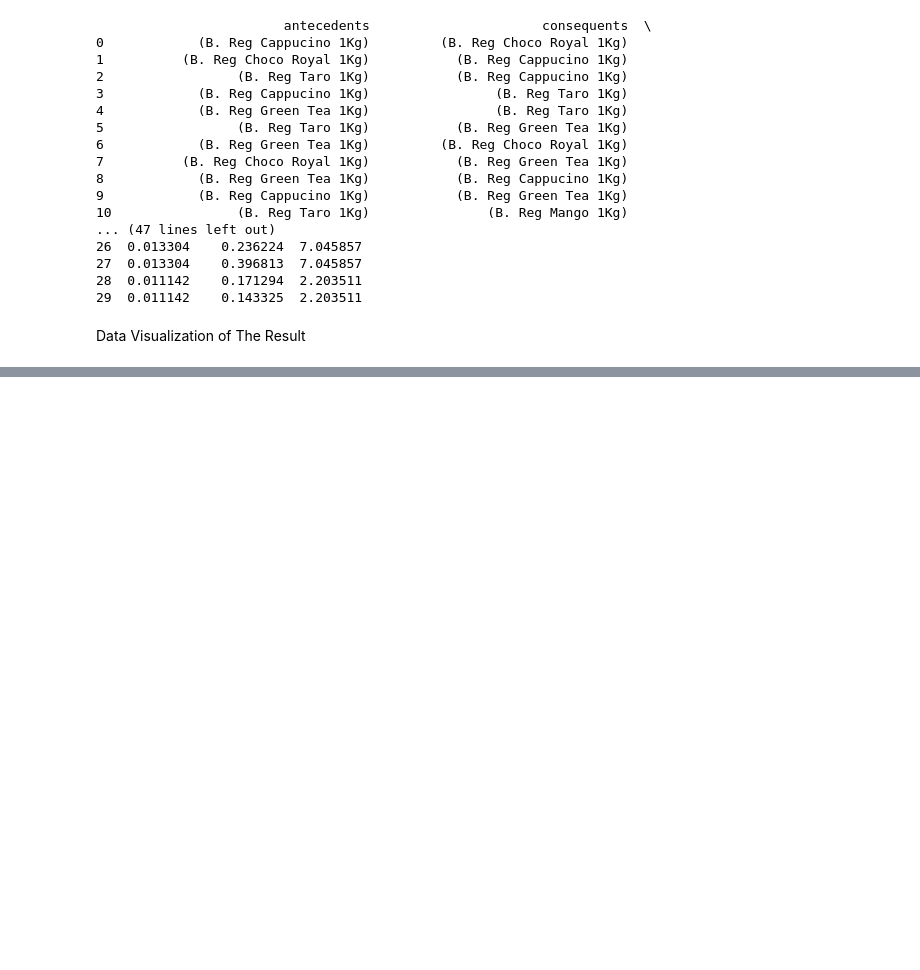
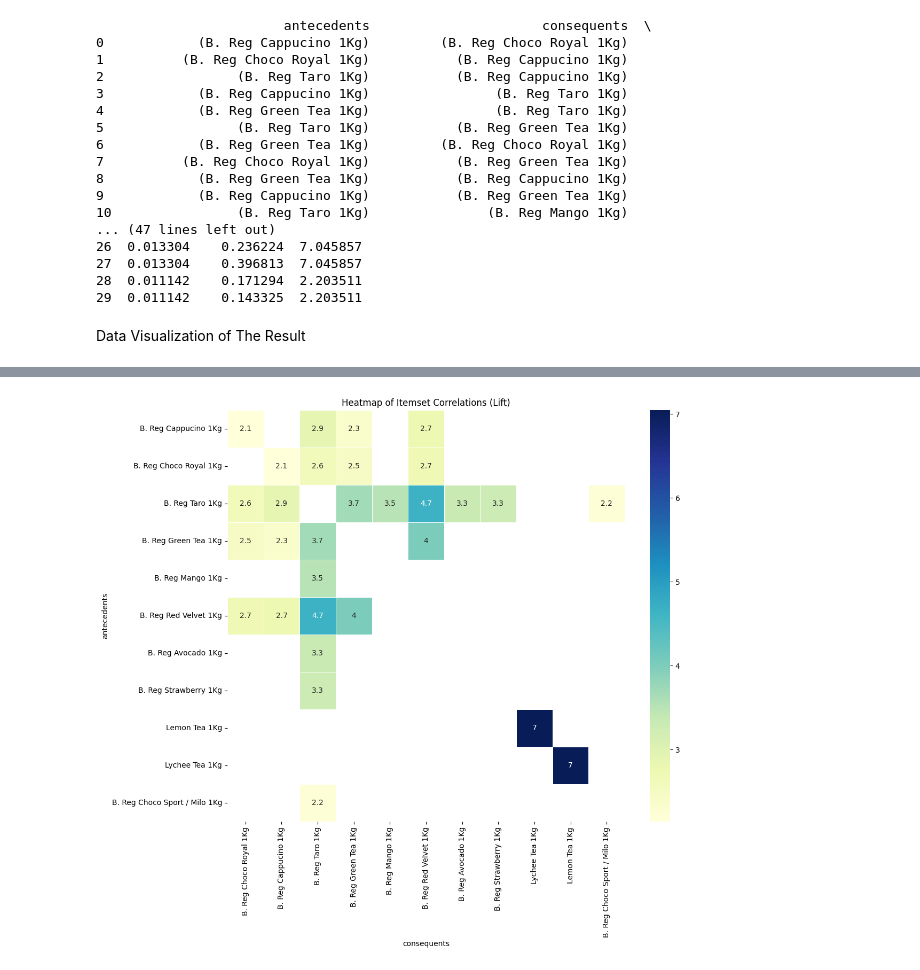
Before and after one commit to sabrinalaillita/fpg-strl, a Jupyter notebook: DataCleansing.ipynb, the cells around one changed output, grey strips where cells are left out. Drawn from its saved outputs; the diff is of its cells as text; code cells hidden in the pictures; blank space fills up the shorter version.

```diff
--- a/DataCleansing.ipynb
+++ b/DataCleansing.ipynb
@@ -537,0 +493,17 @@ Market Basket Analysis menggunakan Frequent Pattern Growth
+# %%
+# Create a matrix for the heatmap
+# The index will be the 'antecedents' and the columns will be the 'consequents'
+# The values will be the 'lift'
+heatmap_data = rules.pivot(index='antecedents', columns='consequents', values='lift')
+
+# Convert frozenset to string for better readability in the heatmap
+heatmap_data.index = heatmap_data.index.map(lambda x: ', '.join(list(x)))
+heatmap_data.columns = heatmap_data.columns.map(lambda x: ', '.join(list(x)))
+
+# Plot the heatmap
+plt.figure(figsize=(12, 10))
+sns.heatmap(heatmap_data, annot=True, cmap="YlGnBu", linewidths=.5)
+plt.title('Heatmap of Itemset Correlations (Lift)')
+plt.show()
+# %% [output]
+[figure, added]
```
Also changed, not shown: parts of 11 cells of this notebook.
